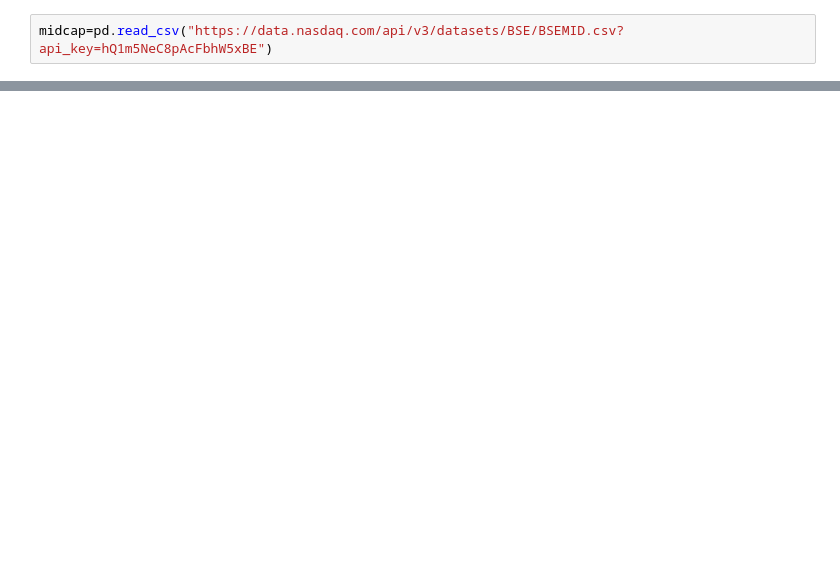
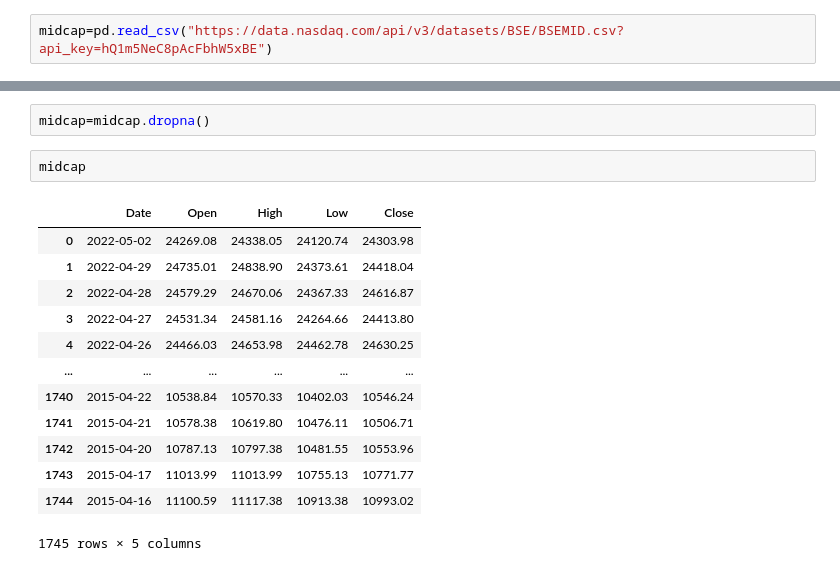
Before and after one commit to yashpadhye17/Stock-Market-Analysis, a Jupyter notebook: DATASET/OTHERDATA.IPYNB, the cells around one changed output, grey strips where cells are left out. Saved outputs shown, nothing was run; the diff lists cells and outputs as text; blank space fills up the shorter version.

```diff
--- a/DATASET/OTHERDATA.IPYNB
+++ b/DATASET/OTHERDATA.IPYNB
@@ -57,0 +90,18 @@ midcap
+# %%
+midcap=midcap.dropna()
+# %%
+midcap
+# %% [output]
+|  | Date | Open | High | Low | Close |
+| 0 | 2022-05-02 | 24269.08 | 24338.05 | 24120.74 | 24303.98 |
+| 1 | 2022-04-29 | 24735.01 | 24838.90 | 24373.61 | 24418.04 |
+| 2 | 2022-04-28 | 24579.29 | 24670.06 | 24367.33 | 24616.87 |
+| 3 | 2022-04-27 | 24531.34 | 24581.16 | 24264.66 | 24413.80 |
+| 4 | 2022-04-26 | 24466.03 | 24653.98 | 24462.78 | 24630.25 |
+| ... | ... | ... | ... | ... | ... |
+| 1740 | 2015-04-22 | 10538.84 | 10570.33 | 10402.03 | 10546.24 |
+| 1741 | 2015-04-21 | 10578.38 | 10619.80 | 10476.11 | 10506.71 |
+| 1742 | 2015-04-20 | 10787.13 | 10797.38 | 10481.55 | 10553.96 |
+| 1743 | 2015-04-17 | 11013.99 | 11013.99 | 10755.13 | 10771.77 |
+| 1744 | 2015-04-16 | 11100.59 | 11117.38 | 10913.38 | 10993.02 |
+1745 rows × 5 columns
```
Also changed, not shown: parts of 4 cells of this notebook.
